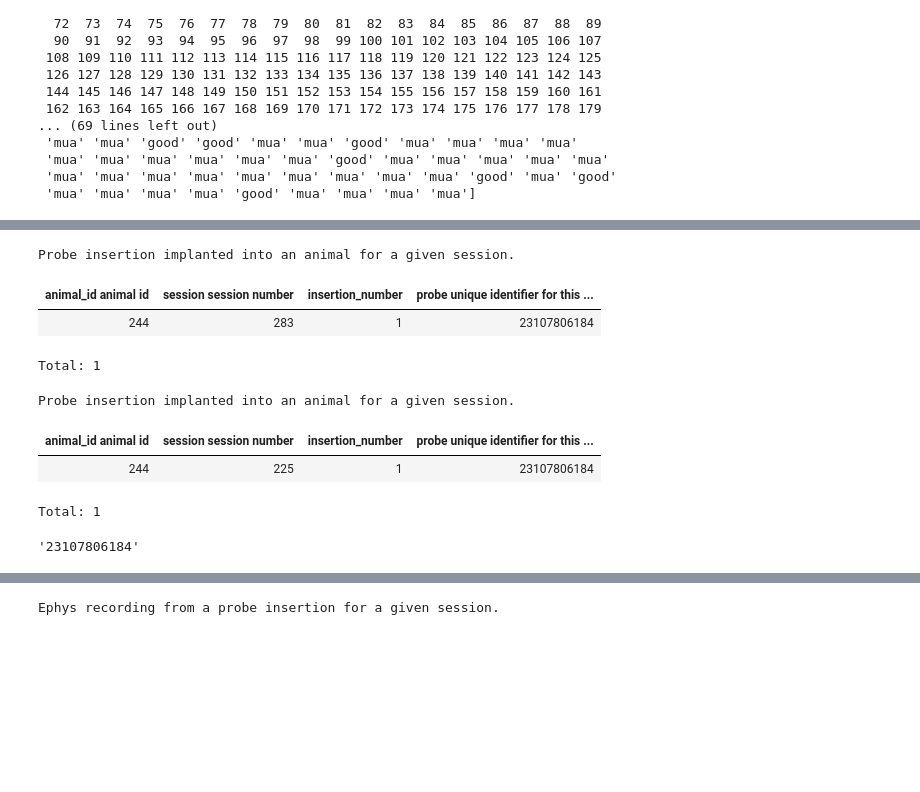
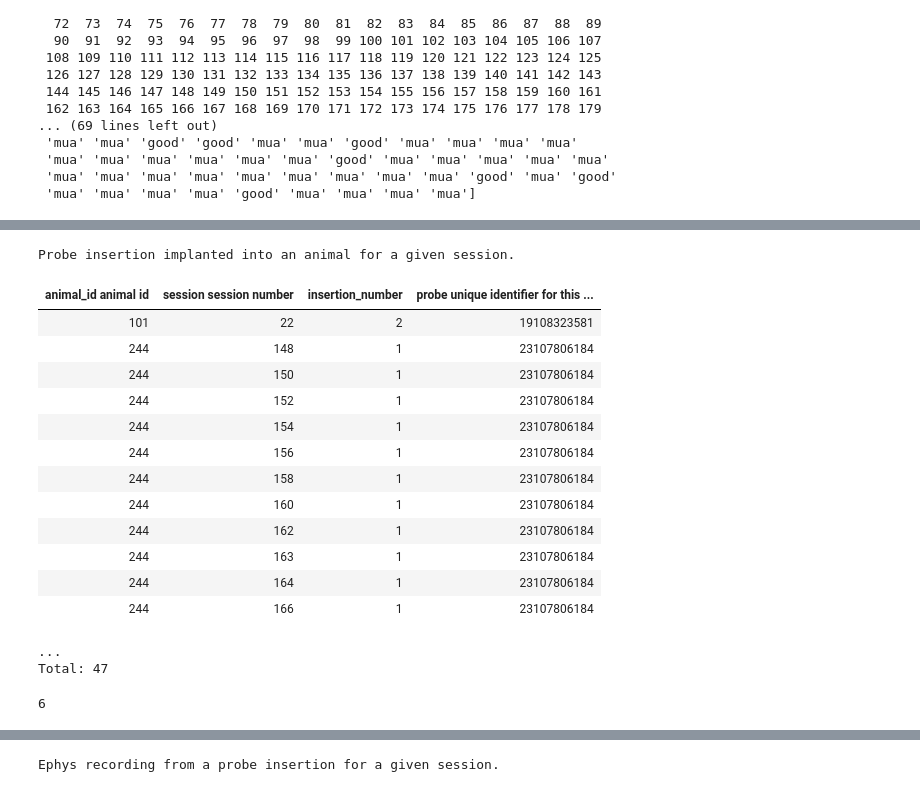
Before and after one commit to ef-lab/element-array-ephys, a Jupyter notebook: test_npx_pipe (1).ipynb, the cells around one changed output, grey strips where cells are left out. Saved outputs shown, nothing was run; the diff lists cells and outputs as text; code cells hidden in the pictures; blank space fills up the shorter version.

Commit message:
will update the ephys pipeline

```diff
--- a/test_npx_pipe (1).ipynb
+++ b/test_npx_pipe (1).ipynb
@@ -260,22 +519,26 @@ line 1167
 # %%
-ephys.ProbeInsertion() & key
+ephys.ProbeInsertion()# & key
 # %% [output]
 Probe insertion implanted into an animal for a given session.
 | animal_id animal id | session session number | insertion_number | probe unique identifier for this ... |
-| 244 | 283 | 1 | 23107806184 |
+| 101 | 22 | 2 | 19108323581 |
+| 244 | 148 | 1 | 23107806184 |
+| 244 | 150 | 1 | 23107806184 |
+| 244 | 152 | 1 | 23107806184 |
+| 244 | 154 | 1 | 23107806184 |
+| 244 | 156 | 1 | 23107806184 |
+| 244 | 158 | 1 | 23107806184 |
+| 244 | 160 | 1 | 23107806184 |
+| 244 | 162 | 1 | 23107806184 |
+| 244 | 163 | 1 | 23107806184 |
+| 244 | 164 | 1 | 23107806184 |
+| 244 | 166 | 1 | 23107806184 |
-Total: 1
+...
+Total: 47
-# %%
-ephys.ProbeInsertion() & key
-# %% [output]
-Probe insertion implanted into an animal for a given session.
-| animal_id animal id | session session number | insertion_number | probe unique identifier for this ... |
-| 244 | 225 | 1 | 23107806184 |
-Total: 1
 # %%
-probe1=(probe.Probe() & 'probe_type="Neuropixels 2.0 - Multishank"').fetch('probe')[0]
-probe1
+len(probe.Probe()) #& 'probe_type="Neuropixels 2.0 - Multishank"').fetch('probe')[0]
 # %% [output]
-'23107806184'
+6
 # %%
 ephys.ProbeInsertion.insert1(
     dict(
```
Also changed, not shown: parts of 22 cells of this notebook, 4 other files.
